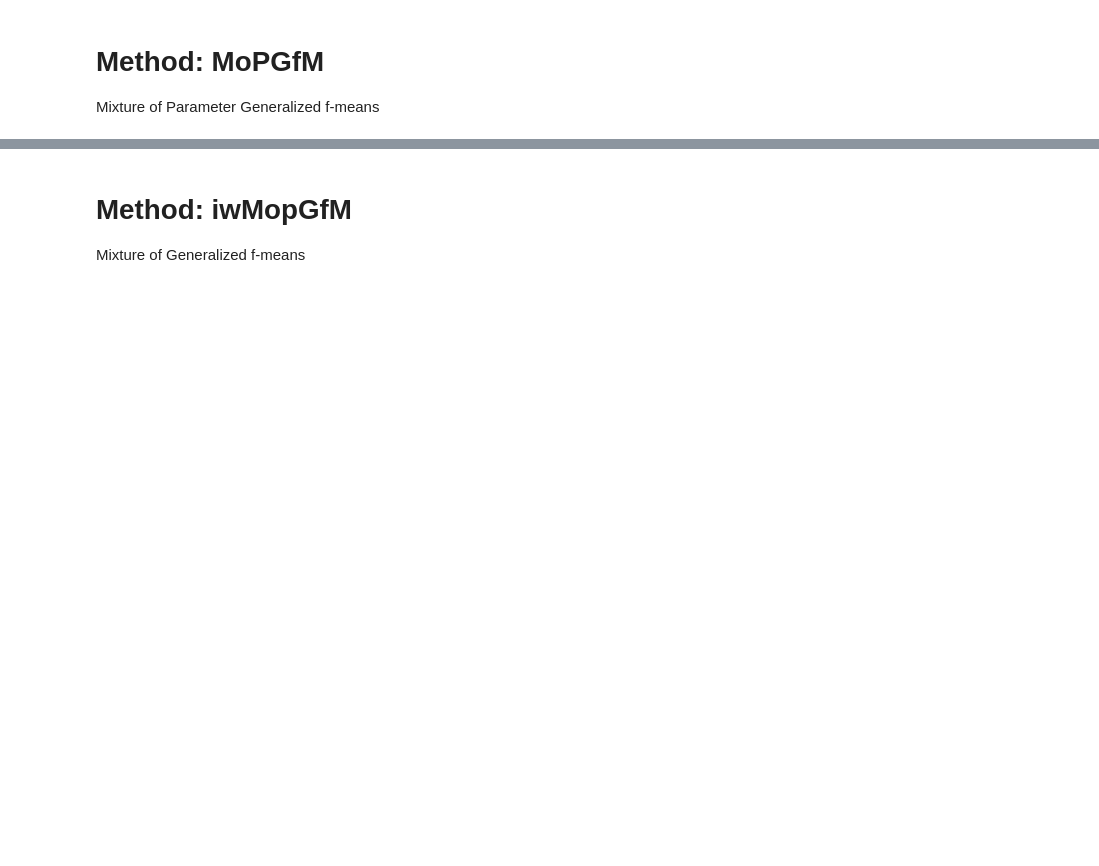
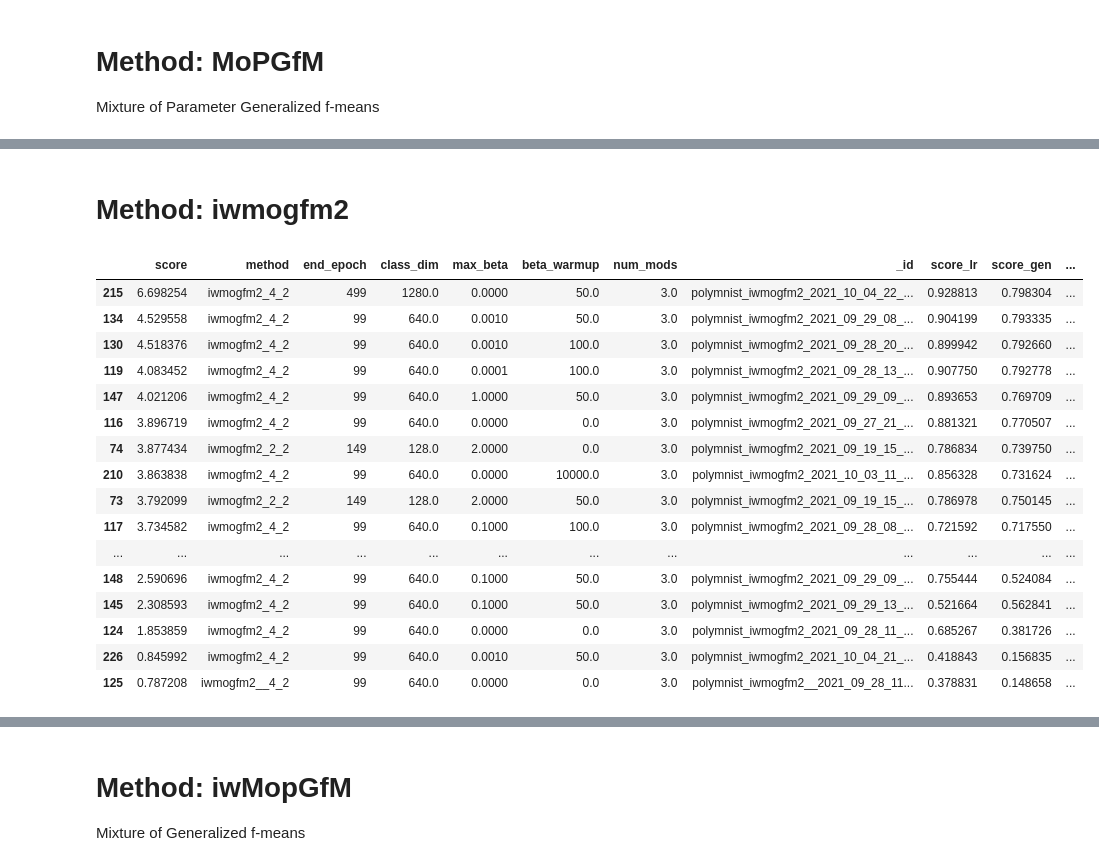
Before and after one commit to Jimmy2027/MMVAE_Hub, a Jupyter notebook: mmvae_hub/experiment_vis/experiments_exploration.ipynb, the cells around one changed output, grey strips where cells are left out. Cells and saved outputs as stored; diff of their text form; code cells hidden in the pictures; blank space fills up the shorter version.

```diff
--- a/mmvae_hub/experiment_vis/experiments_exploration.ipynb
+++ b/mmvae_hub/experiment_vis/experiments_exploration.ipynb
@@ -117,0 +154,22 @@ display_df(df.loc[df['method'].str.startswith('mopgfm_')][[*show_cols]].sort_val
+# %% [markdown]
+# Method: iwmogfm2
+# %%
+display_df(df.loc[df['method'].str.startswith('iwmogfm2')][[*show_cols]].sort_values(by=['score'], ascending=False).head(20))
+# %% [output]
+|  | score | method | end_epoch | class_dim | max_beta | beta_warmup | num_mods | _id | score_lr | score_gen | ... |
+| 215 | 6.698254 | iwmogfm2_4_2 | 499 | 1280.0 | 0.0000 | 50.0 | 3.0 | polymnist_iwmogfm2_2021_10_04_22_... | 0.928813 | 0.798304 | ... |
+| 134 | 4.529558 | iwmogfm2_4_2 | 99 | 640.0 | 0.0010 | 50.0 | 3.0 | polymnist_iwmogfm2_2021_09_29_08_... | 0.904199 | 0.793335 | ... |
+| 130 | 4.518376 | iwmogfm2_4_2 | 99 | 640.0 | 0.0010 | 100.0 | 3.0 | polymnist_iwmogfm2_2021_09_28_20_... | 0.899942 | 0.792660 | ... |
+| 119 | 4.083452 | iwmogfm2_4_2 | 99 | 640.0 | 0.0001 | 100.0 | 3.0 | polymnist_iwmogfm2_2021_09_28_13_... | 0.907750 | 0.792778 | ... |
+| 147 | 4.021206 | iwmogfm2_4_2 | 99 | 640.0 | 1.0000 | 50.0 | 3.0 | polymnist_iwmogfm2_2021_09_29_09_... | 0.893653 | 0.769709 | ... |
+| 116 | 3.896719 | iwmogfm2_4_2 | 99 | 640.0 | 0.0000 | 0.0 | 3.0 | polymnist_iwmogfm2_2021_09_27_21_... | 0.881321 | 0.770507 | ... |
+| 74 | 3.877434 | iwmogfm2_2_2 | 149 | 128.0 | 2.0000 | 0.0 | 3.0 | polymnist_iwmogfm2_2021_09_19_15_... | 0.786834 | 0.739750 | ... |
+| 210 | 3.863838 | iwmogfm2_4_2 | 99 | 640.0 | 0.0000 | 10000.0 | 3.0 | polymnist_iwmogfm2_2021_10_03_11_... | 0.856328 | 0.731624 | ... |
+| 73 | 3.792099 | iwmogfm2_2_2 | 149 | 128.0 | 2.0000 | 50.0 | 3.0 | polymnist_iwmogfm2_2021_09_19_15_... | 0.786978 | 0.750145 | ... |
+| 117 | 3.734582 | iwmogfm2_4_2 | 99 | 640.0 | 0.1000 | 100.0 | 3.0 | polymnist_iwmogfm2_2021_09_28_08_... | 0.721592 | 0.717550 | ... |
+| ... | ... | ... | ... | ... | ... | ... | ... | ... | ... | ... | ... |
+| 148 | 2.590696 | iwmogfm2_4_2 | 99 | 640.0 | 0.1000 | 50.0 | 3.0 | polymnist_iwmogfm2_2021_09_29_09_... | 0.755444 | 0.524084 | ... |
+| 145 | 2.308593 | iwmogfm2_4_2 | 99 | 640.0 | 0.1000 | 50.0 | 3.0 | polymnist_iwmogfm2_2021_09_29_13_... | 0.521664 | 0.562841 | ... |
+| 124 | 1.853859 | iwmogfm2_4_2 | 99 | 640.0 | 0.0000 | 0.0 | 3.0 | polymnist_iwmogfm2_2021_09_28_11_... | 0.685267 | 0.381726 | ... |
+| 226 | 0.845992 | iwmogfm2_4_2 | 99 | 640.0 | 0.0010 | 50.0 | 3.0 | polymnist_iwmogfm2_2021_10_04_21_... | 0.418843 | 0.156835 | ... |
+| 125 | 0.787208 | iwmogfm2__4_2 | 99 | 640.0 | 0.0000 | 0.0 | 3.0 | polymnist_iwmogfm2__2021_09_28_11... | 0.378831 | 0.148658 | ... |
```
Also changed, not shown: parts of 23 cells of this notebook, 44 other files.
